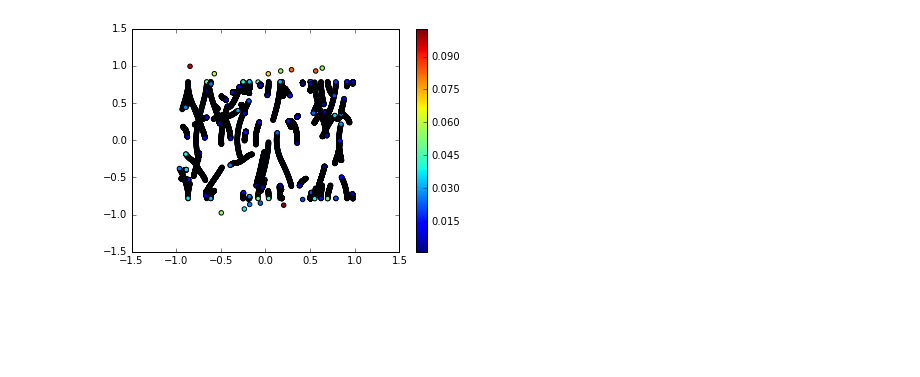
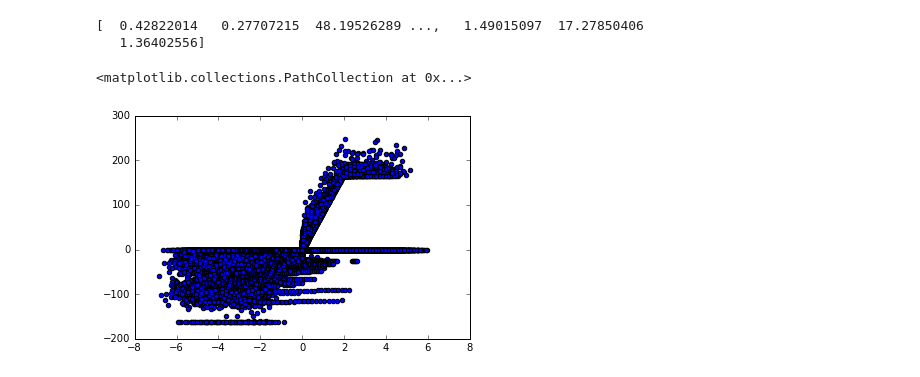
Before and after one commit to gypsytearss/tensegrity_physics, a Jupyter notebook: playing_around.ipynb, the cells around one changed output. Drawn from its saved outputs; the diff is of its cells as text; code cells hidden in the pictures; blank space fills up the shorter version.

```diff
--- a/playing_around.ipynb
+++ b/playing_around.ipynb
@@ -2,18 +2,20 @@
 import os
 from mpl_toolkits.mplot3d import Axes3D
 import matplotlib.pyplot as plt
+from IPython.display import display
+
 %matplotlib inline
 %run train_toycar.py
 
 FILEHOME = os.path.abspath(os.path.curdir)
-datapath = '/home/colin/Repos/prx_ws/src/prx_output/data_output_50Hz_clean_short_small.txt'
-solverpath = FILEHOME + '/toycar_solver.prototxt'
-structurepath = FILEHOME + '/toycar_2fc_hdf5.prototxt'
-deploypath = FILEHOME + '/toycar_2fc_deploy.prototxt'
-weightspath = FILEHOME + '/2fc_iter_20001.caffemodel'
+datapath = FILEHOME + '/data/data_output_50Hz_tensegrity.txt'
+solverpath = FILEHOME + '/models/superball/tensegrity_solver.prototxt'
+structurepath = FILEHOME + '/models/superball/tensegrity_2fc_hdf5.prototxt'
+deploypath = FILEHOME + '/models/superball/tensegrity_2fc_deploy.prototxt'
+weightspath = FILEHOME + '/models/superball/tensegrity_2fc_iter_20000.caffemodel'
 
-model = Model(datapath)
+model = Model(datapath, 'tensegrity')
 mlp = Network(model, solverpath, structurepath, deploypath, weightspath)
-# gp = SGPRegression(model)
+gp = SGPRegression(model)
 # %% [output]
 done Reading
@@ -24,0 +22,2 @@ mlp.train()
+# %%
+gp.train()
@@ -104,4 +35,13 @@ plt.hist(gplabels[:, 2], bins=100)
-# %%
-gp.plot2d(gpdata[:, 1], gpdata[:, 2], c=gppred_diff)
-# %% [output]
-[figure, removed]
+# %%
+print gppred_diff
+# %% [output]
+[  0.42822014   0.27707215  48.19526289 ...,   1.49015097  17.27850406
+   1.36402556]
+# %%
+c = 173
+n = 149
+
+plt.scatter(gp.controls[:,23] - gp.start_states[:,n-2], gp.end_states[:,n], c="blue")
+# %% [output]
+<matplotlib.collections.PathCollection at 0x...>
+[figure, added]
```
Also changed, not shown: parts of 20 cells of this notebook, 31 other files.
